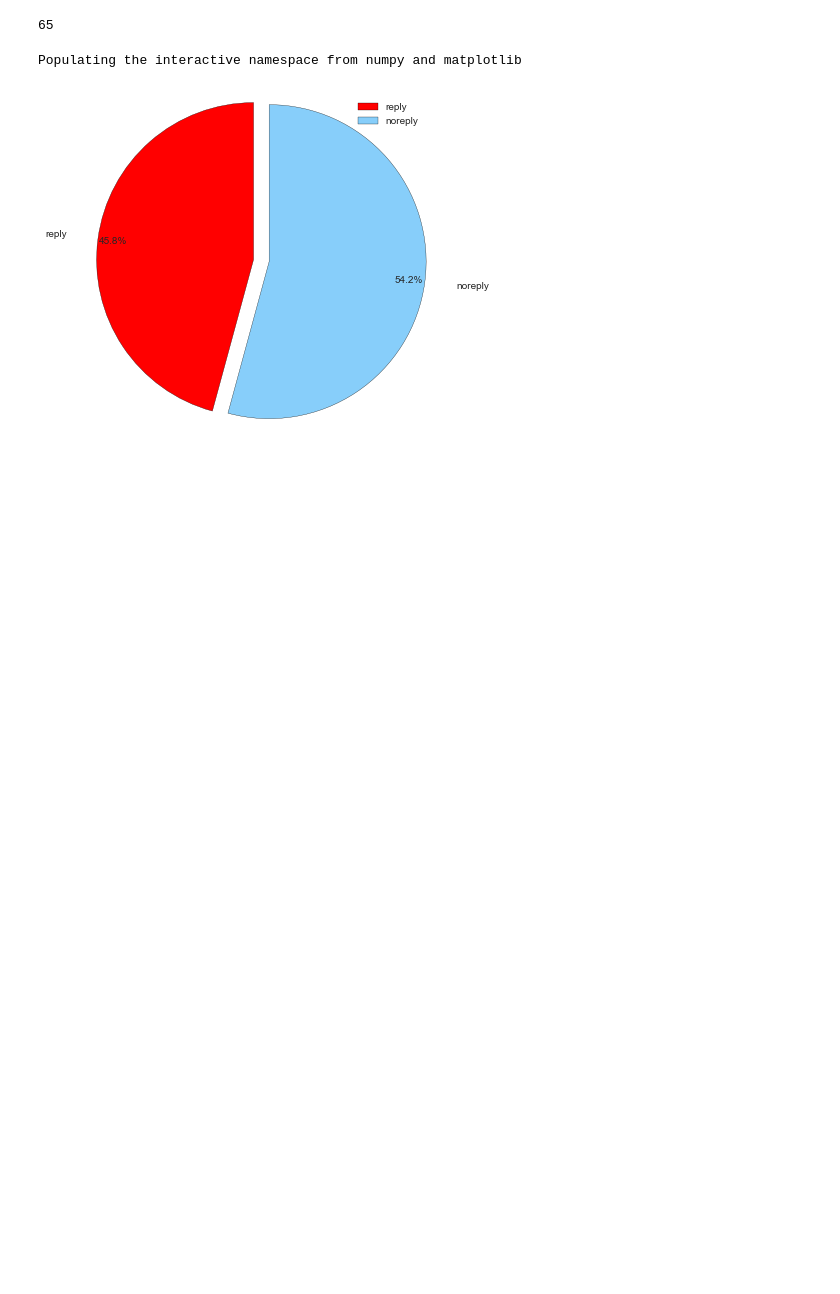
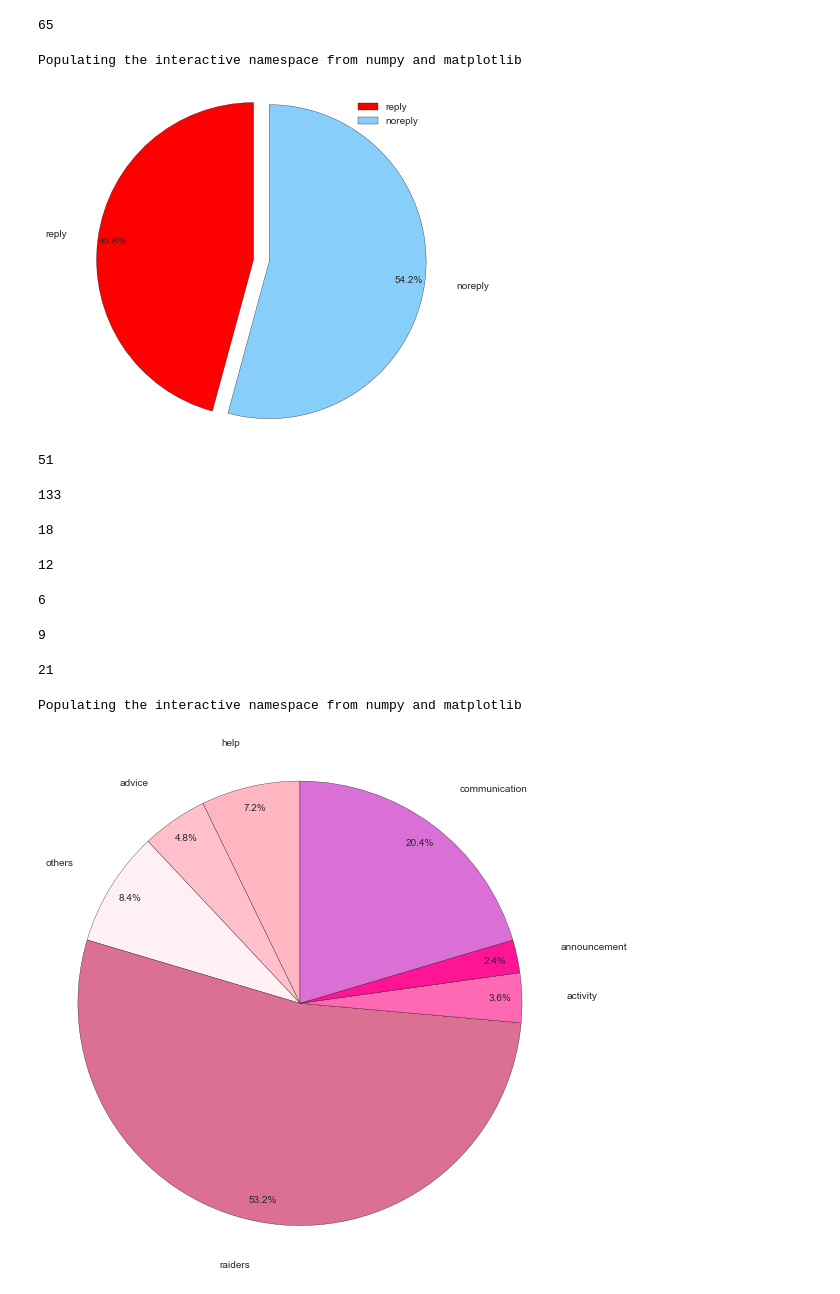
Before and after one commit to Vayne-Lover/Endless-Wars, a Jupyter notebook: Data Analysis.ipynb, the cells around one changed output. Cells and saved outputs as stored; diff of their text form; code cells hidden in the pictures; blank space fills up the shorter version.

Commit message:
Analyse the type of articles.

```diff
--- a/Data Analysis.ipynb
+++ b/Data Analysis.ipynb
@@ -313,3 +322,69 @@ plt.show()
 # %% [output]
 Populating the interactive namespace from numpy and matplotlib
 [figure]
+# %%
+communication_data=act_data[act_data['type']=='communication']
+communication_data.shape[0]
+# %% [output]
+51
+# %%
+raiders_data=act_data[act_data['type']=='raiders']
+raiders_data.shape[0]
+# %% [output]
+133
+# %%
+help_data=act_data[act_data['type']=='help']
+help_data.shape[0]
+# %% [output]
+18
+# %%
+advice_data=act_data[act_data['type']=='advice']
+advice_data.shape[0]
+# %% [output]
+12
+# %%
+announcement_data=act_data[act_data['type']=='announcement']
+announcement_data.shape[0]
+# %% [output]
+6
+# %%
+activity_data=act_data[act_data['type']=='activity']
+activity_data.shape[0]
+# %% [output]
+9
+# %%
+others_data=act_data[(act_data['type']!='help')&
+                     (act_data['type']!='advice')&
+                     (act_data['type']!='raiders')&
+                     (act_data['type']!='activity')&
+                     (act_data['type']!='announcement')&
+                     (act_data['type']!='communication')
+                    ]
+others_data.shape[0]
+# %% [output]
+21
+# %%
+from matplotlib import pyplot as plt
+%pylab inline
+plt.figure(figsize=(8,8))
+labels = [u'help',u'advice',u'others',u'raiders',u'activity',u'announcement',u'communication']
+
+sizes = [18,12,21,133,9,6,51]
+colors = ['#FFB6C1','#FFC0CB','#FFF0F5','#DB7093','#FF69B4','#FF1493','#DA70D6']
+
+explode = (0,0,0,0,0,0,0)
+
+patches,l_text,p_text = plt.pie(sizes,explode=explode,labels=labels,colors=colors,
+                                labeldistance = 1.2,autopct = '%1.1f%%',shadow = False,
+                                startangle = 90,pctdistance = 0.9)
+
+for t in l_text:
+    t.set_size=(80)
+for t in p_text:
+    t.set_size=(80)
+plt.axis('equal')
+#plt.legend(loc='lower center')
+plt.show()
+# %% [output]
+Populating the interactive namespace from numpy and matplotlib
+[figure, added]
```
Also changed, not shown: parts of 1 cell of this notebook.
